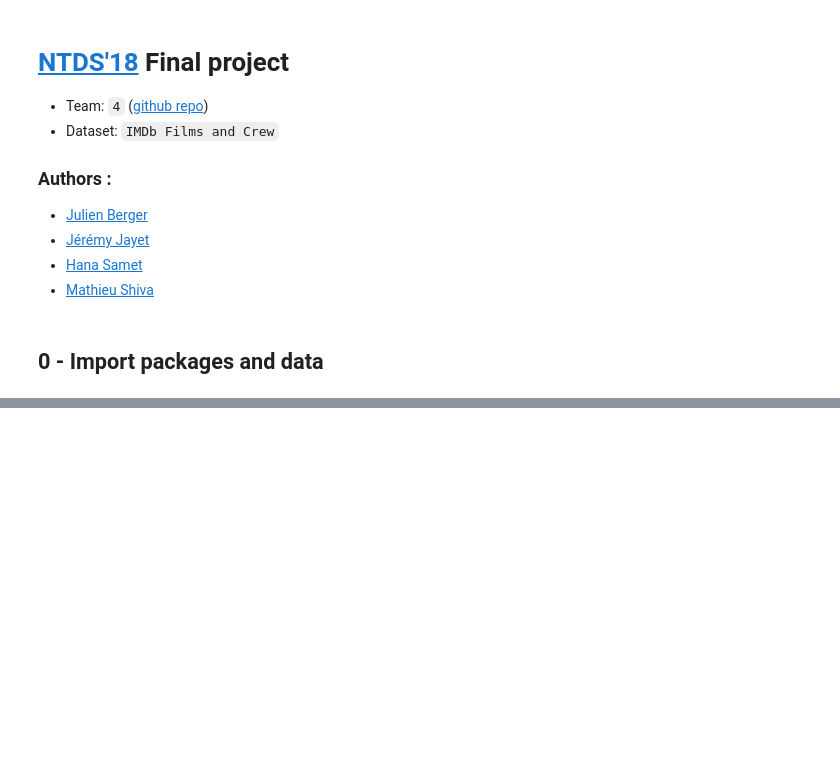
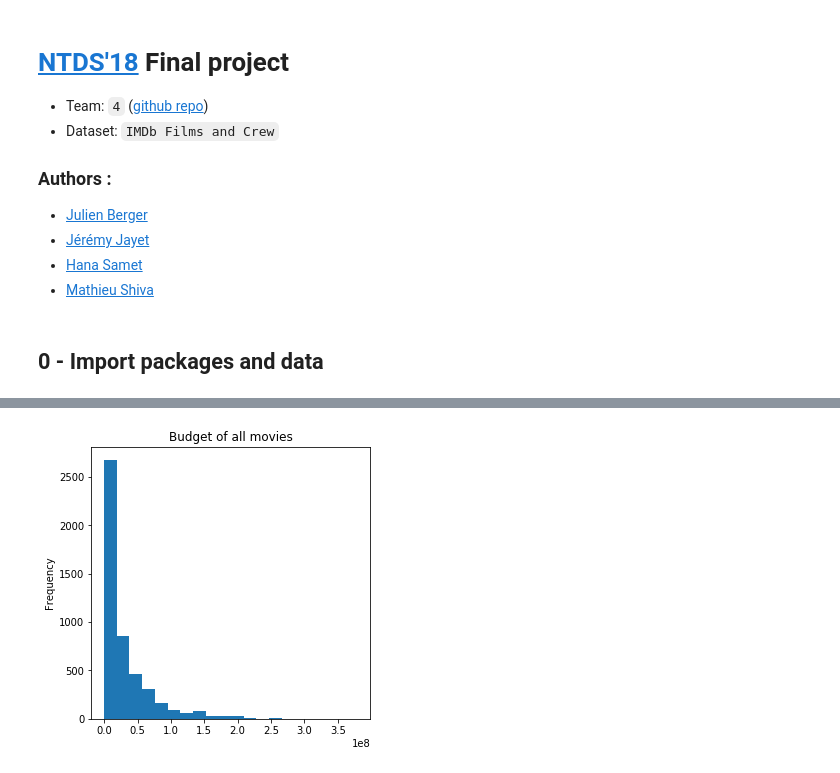
Before and after one commit to swouf/ntds_IMDb_team4, a Jupyter notebook: final_project_ntds_2018.ipynb, the cells around one changed output, grey strips where cells are left out. Saved outputs shown, nothing was run; the diff lists cells and outputs as text; code cells hidden in the pictures; blank space fills up the shorter version.

Commit message:
data exploration and graphs for the report

```diff
--- a/final_project_ntds_2018.ipynb
+++ b/final_project_ntds_2018.ipynb
@@ -38,0 +60,6 @@ import src.load_data as ldata
+# %%
+movies.budget.plot(kind='hist', bins = 20, figsize = (5,5))
+plt.title('Budget of all movies')
+plt.show()
+# %% [output]
+[figure, added]
```
Also changed, not shown: parts of 7 cells of this notebook, 1 other file.
